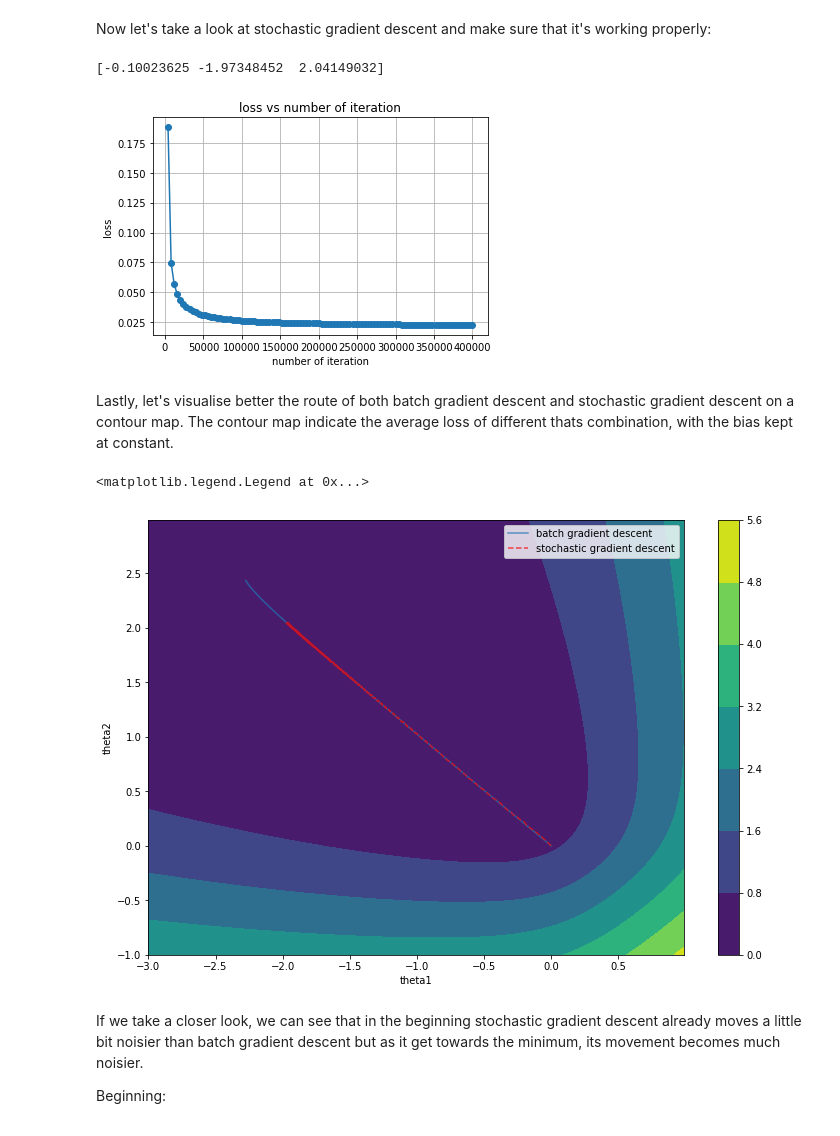
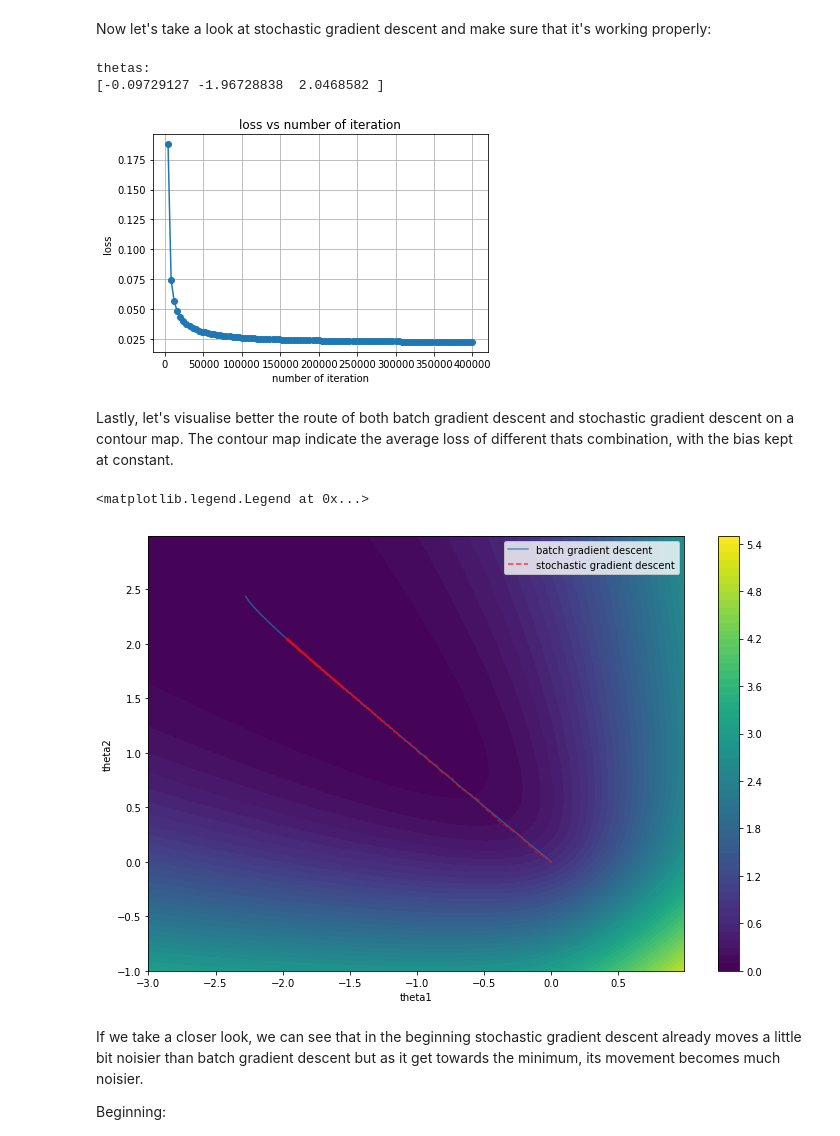
Before and after one commit to bangbangjim/Machine-Learning-Algorithms, a Jupyter notebook: logistic+regression.ipynb, the cells around one changed output. Drawn from its saved outputs; the diff is of its cells as text; code cells hidden in the pictures.

```diff
--- a/logistic+regression.ipynb
+++ b/logistic+regression.ipynb
@@ -292,27 +292,29 @@ plt.ylabel("loss")
 plt.xlabel("number of iteration")
 plt.grid()
 plt.plot(list(l.keys()), list(l.values()), marker = "o", label = "batch gradient descent")
+print ("thetas:")
 print (t)
 # %% [output]
-[-0.10023625 -1.97348452  2.04149032]
+thetas:
+[-0.09729127 -1.96728838  2.0468582 ]
 [figure]
 # %% [markdown]
 Lastly, let's visualise better the route of both batch gradient descent and stochastic gradient descent on a contour map. The contour map indicate the average loss of different thats combination, with the bias kept at constant.
 # %%
 plt.figure(figsize = (12,8))
 plt.xlabel("theta1")
 plt.ylabel("theta2")
 theta1, theta2, J  = C.cost_function(np.arange(-3.0,1.0,0.03), np.arange(-1.0,3.0,0.03))
-ax1 = plt.contourf(theta1, theta2, J.T)
+ax1 = plt.contourf(theta1, theta2, J.T,  levels = np.arange(0,5.6,0.1).tolist())
 plt.colorbar(ax1)
 b, x, y = np.hsplit(Xs, 3)
 plt.plot(x, y ,alpha = 0.7, label = "batch gradient descent")
 b, x, y = np.hsplit(xs, 3)
 plt.plot(x[::100], y[::100], linestyle = "--", color = "red", alpha = 0.7, label = "stochastic gradient descent")
 plt.legend()
 # %% [output]
 <matplotlib.legend.Legend at 0x...>
-[figure, old version]
+[figure, new version]
 # %% [markdown]
 If we take a closer look, we can see that in the beginning stochastic gradient descent already moves a little bit noisier than batch gradient descent but as it get towards the minimum, its movement becomes much noisier.
 
```
Also changed, not shown: parts of 2 cells of this notebook, 2 other files.
